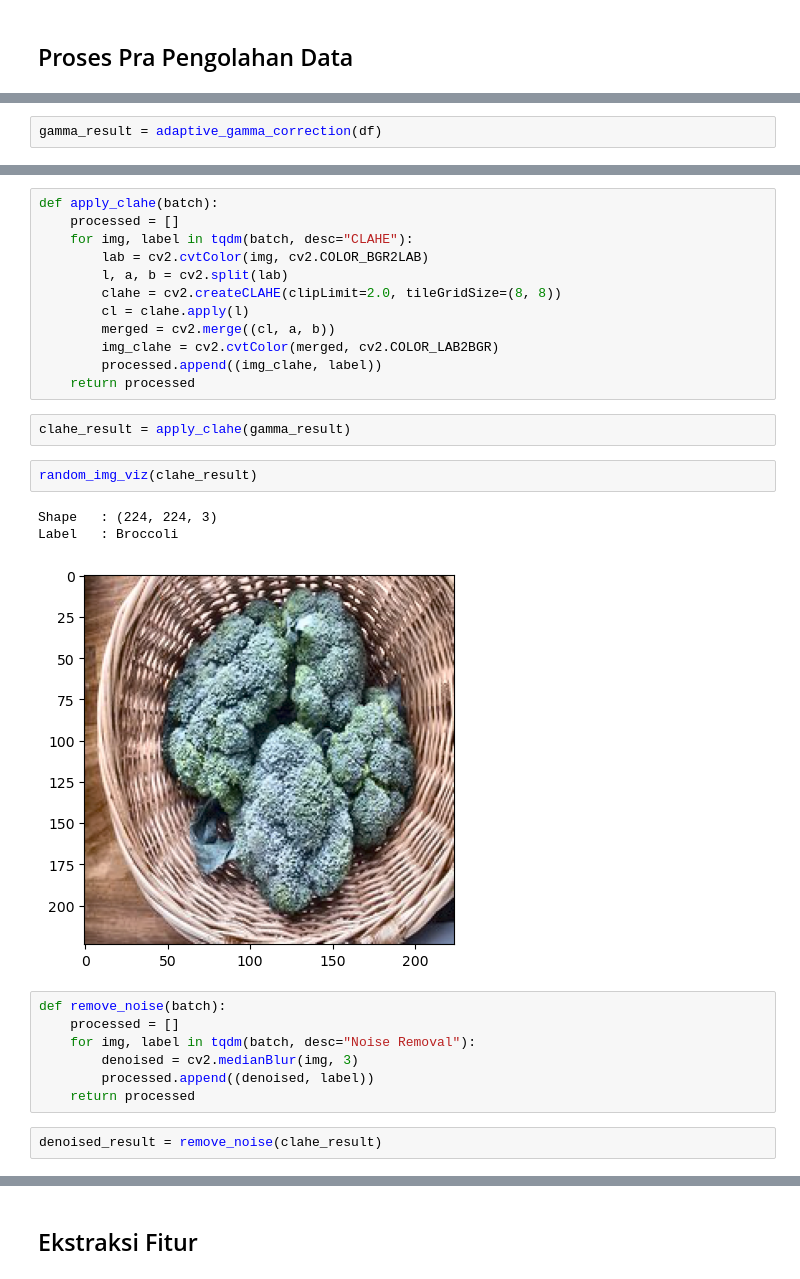
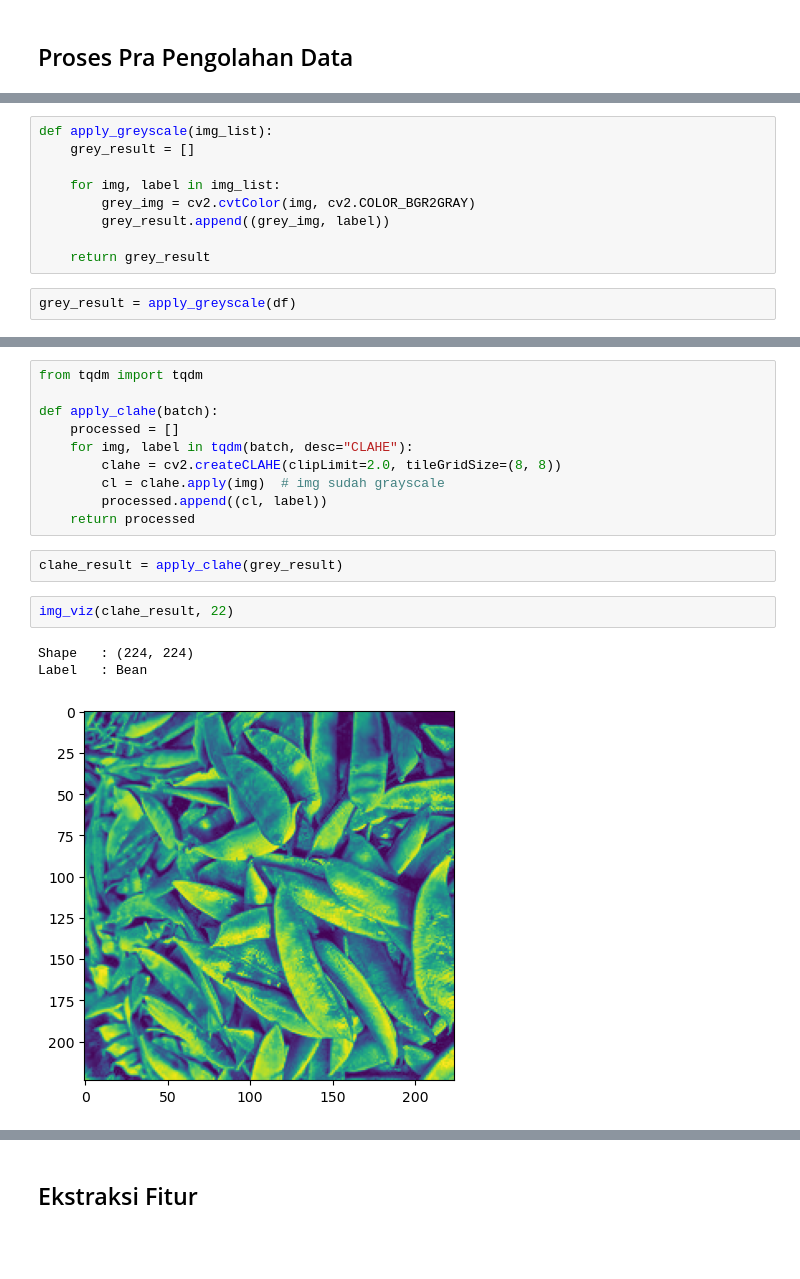
Before and after one commit to sukinnamz/Pembelajaran-Mesin, a Jupyter notebook: kuis2/kuis.ipynb, the cells around one changed output, grey strips where cells are left out. Cells and saved outputs as stored; diff of their text form; blank space fills up the shorter version.

```diff
--- a/kuis2/kuis.ipynb
+++ b/kuis2/kuis.ipynb
@@ -67,3 +52,12 @@ def adaptive_gamma_correction(batch):
+# %%
+def apply_greyscale(img_list):
+    grey_result = []
+
+    for img, label in img_list:
+        grey_img = cv2.cvtColor(img, cv2.COLOR_BGR2GRAY)
+        grey_result.append((grey_img, label))
+
+    return grey_result
 # %%
-gamma_result = adaptive_gamma_correction(df)
+grey_result = apply_greyscale(df)
 # %%
@@ -75,29 +69,18 @@ Label   : Carrot
 # %%
+from tqdm import tqdm
+
 def apply_clahe(batch):
     processed = []
     for img, label in tqdm(batch, desc="CLAHE"):
-        lab = cv2.cvtColor(img, cv2.COLOR_BGR2LAB)
-        l, a, b = cv2.split(lab)
         clahe = cv2.createCLAHE(clipLimit=2.0, tileGridSize=(8, 8))
-        cl = clahe.apply(l)
-        merged = cv2.merge((cl, a, b))
-        img_clahe = cv2.cvtColor(merged, cv2.COLOR_LAB2BGR)
-        processed.append((img_clahe, label))
+        cl = clahe.apply(img)  # img sudah grayscale
+        processed.append((cl, label))
     return processed
 # %%
-clahe_result = apply_clahe(gamma_result)
+clahe_result = apply_clahe(grey_result)
 # %%
-random_img_viz(clahe_result)
+img_viz(clahe_result, 22)
 # %% [output]
-Shape   : (224, 224, 3)
-Label   : Broccoli
+Shape   : (224, 224)
+Label   : Bean
-[figure, old version]
+[figure, new version]
-# %%
-def remove_noise(batch):
-    processed = []
-    for img, label in tqdm(batch, desc="Noise Removal"):
-        denoised = cv2.medianBlur(img, 3)
-        processed.append((denoised, label))
-    return processed
-# %%
-denoised_result = remove_noise(clahe_result)
```
Also changed, not shown: parts of 29 cells of this notebook, 1 other file.
